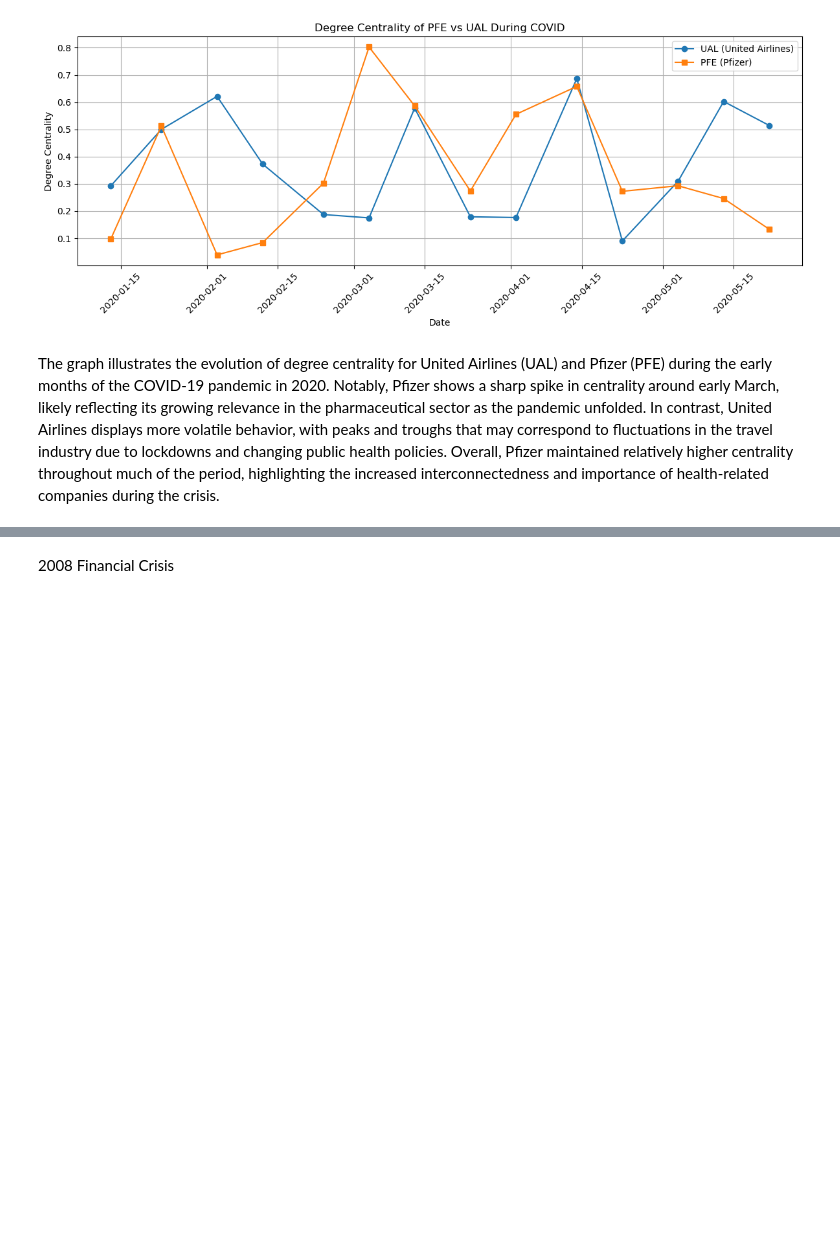
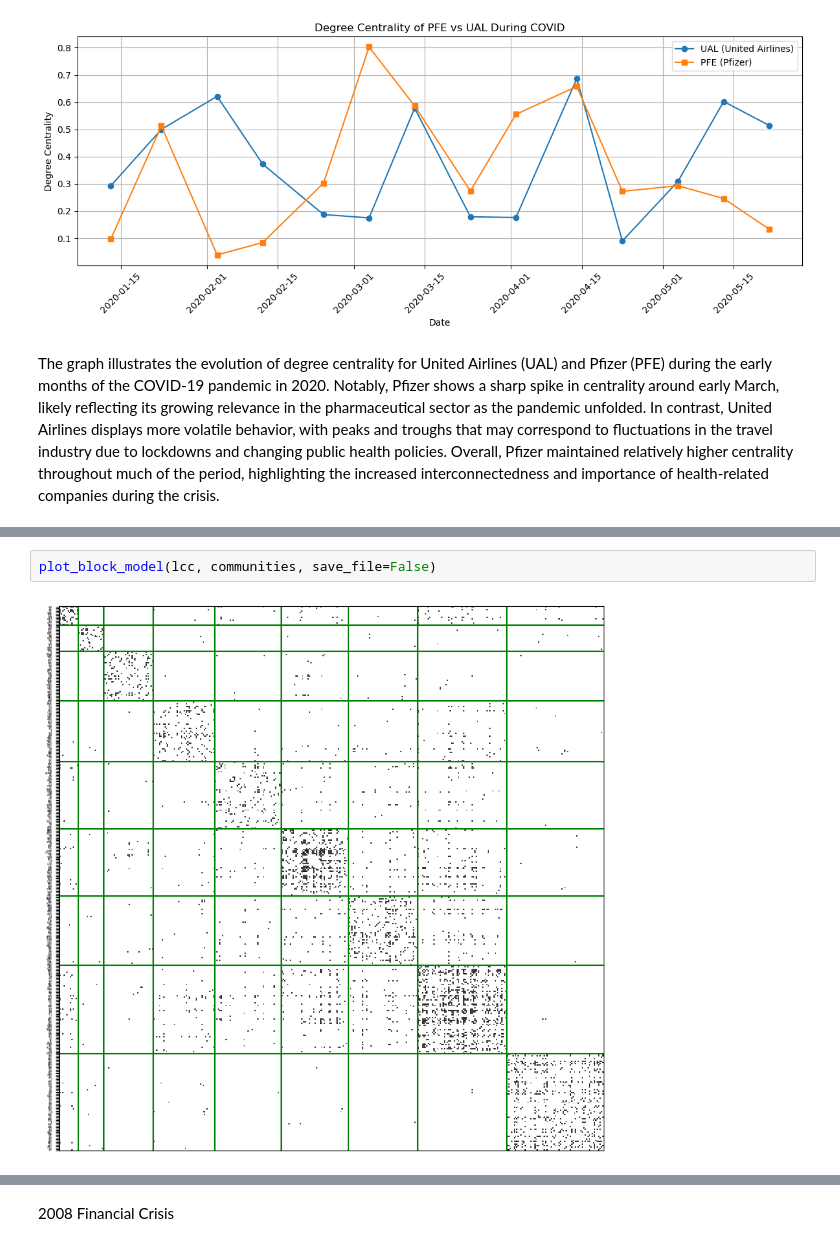
Before and after one commit to HSellis/INA-Project, a Jupyter notebook: crisis_analysis.ipynb, the cells around one changed output, grey strips where cells are left out. Cells and saved outputs as stored; diff of their text form; blank space fills up the shorter version.

```diff
--- a/crisis_analysis.ipynb
+++ b/crisis_analysis.ipynb
@@ -160,0 +190,4 @@ The graph illustrates the evolution of degree centrality for United Airlines (UA
+# %%
+plot_block_model(lcc, communities, save_file=False)
+# %% [output]
+[figure, added]
```
Also changed, not shown: parts of 9 cells of this notebook, 2 other files.
